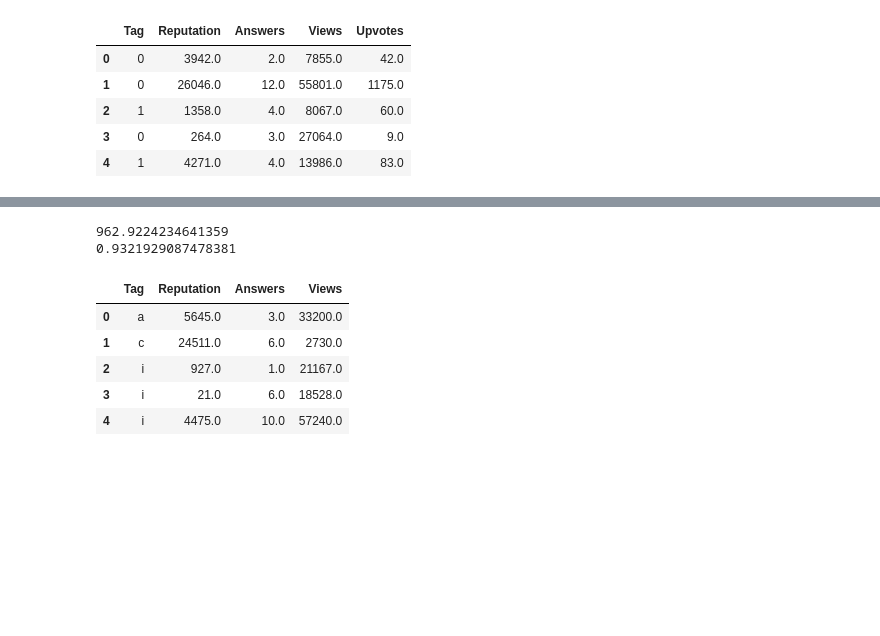
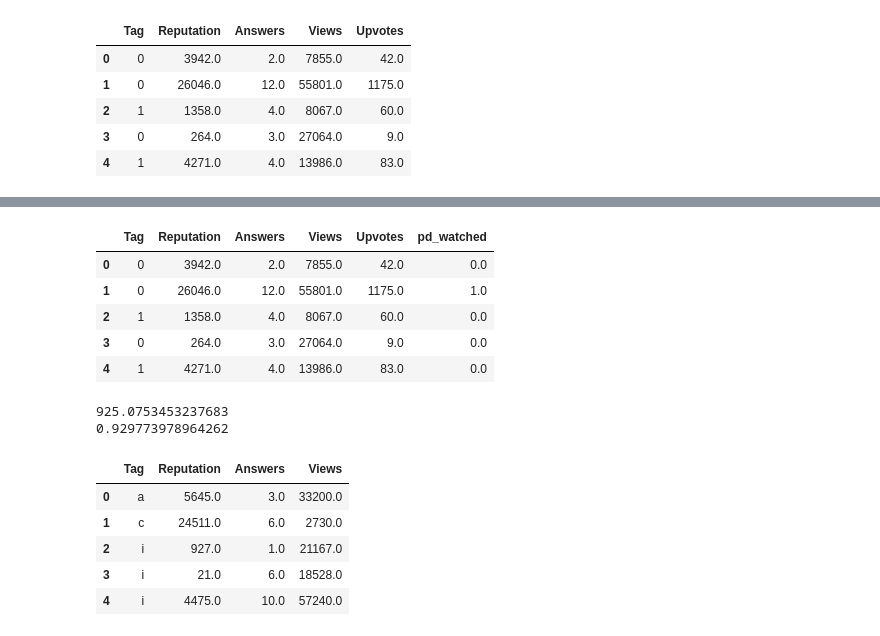
Before and after one commit to rishindrasingh/My-Projects, a Jupyter notebook: PredictingUpvotes.ipynb, the cells around one changed output, grey strips where cells are left out. Cells and saved outputs as stored; diff of their text form; code cells hidden in the pictures; blank space fills up the shorter version.

```diff
--- a/PredictingUpvotes.ipynb
+++ b/PredictingUpvotes.ipynb
@@ -96,3 +101,17 @@ train.head()
+# %%
+from sklearn.preprocessing import Binarizer
+bn= Binarizer(threshold=7)
+pd_watched=bn.transform([train['Answers']])[0]
+# %%
+train['pd_watched']=pd_watched
+train.head()
+# %% [output]
+|  | Tag | Reputation | Answers | Views | Upvotes | pd_watched |
+| 0 | 0 | 3942.0 | 2.0 | 7855.0 | 42.0 | 0.0 |
+| 1 | 0 | 26046.0 | 12.0 | 55801.0 | 1175.0 | 1.0 |
+| 2 | 1 | 1358.0 | 4.0 | 8067.0 | 60.0 | 0.0 |
+| 3 | 0 | 264.0 | 3.0 | 27064.0 | 9.0 | 0.0 |
+| 4 | 1 | 4271.0 | 4.0 | 13986.0 | 83.0 | 0.0 |
 # %%
 target=train['Upvotes']
 # %%
@@ -105,7 +124,7 @@ x_test = sc_X.transform(x_test)
 # %%
 polynomial_features= PolynomialFeatures(degree=4,interaction_only=False,include_bias=True)
 x_poly = polynomial_features.fit_transform(x_train)
-model=linear_model.LassoLars(alpha=0.020,max_iter=200)
+model=linear_model.LassoLars(alpha=0.021,max_iter=150)
 #model = LinearRegression()
 model.fit(x_poly, y_train)
 y_poly_pred = model.predict(x_poly)
@@ -115,8 +134,8 @@ r2 = r2_score(y_train,y_poly_pred)
 print(rmse)
 print(r2)
 # %% [output]
-962.9224234641359
-0.9321929087478381
+925.0753453237683
+0.929773978964262
 # %%
 test = pd.read_csv('test.csv')
 ids = test['ID']
```
Also changed, not shown: parts of 7 cells of this notebook.
